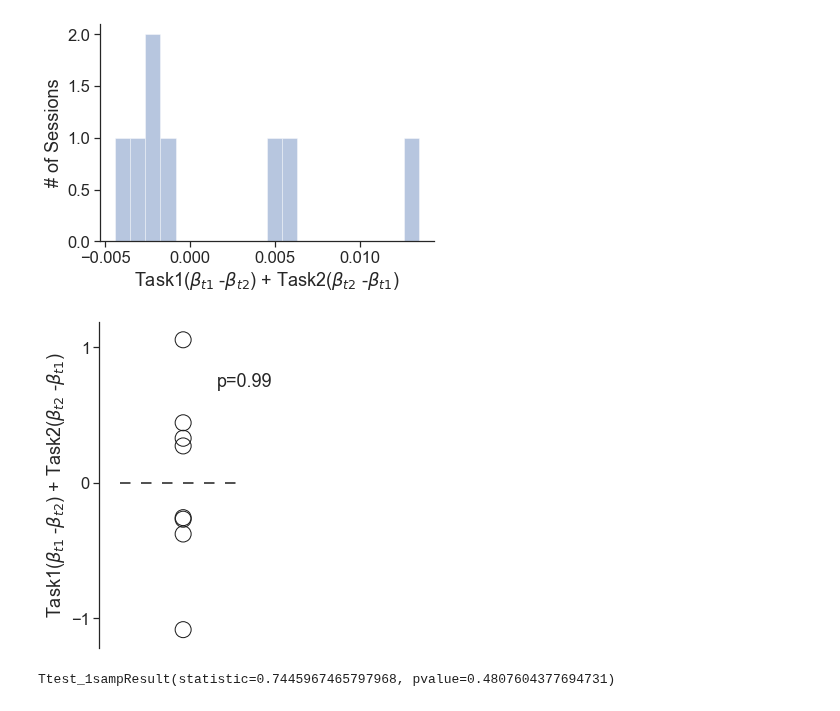
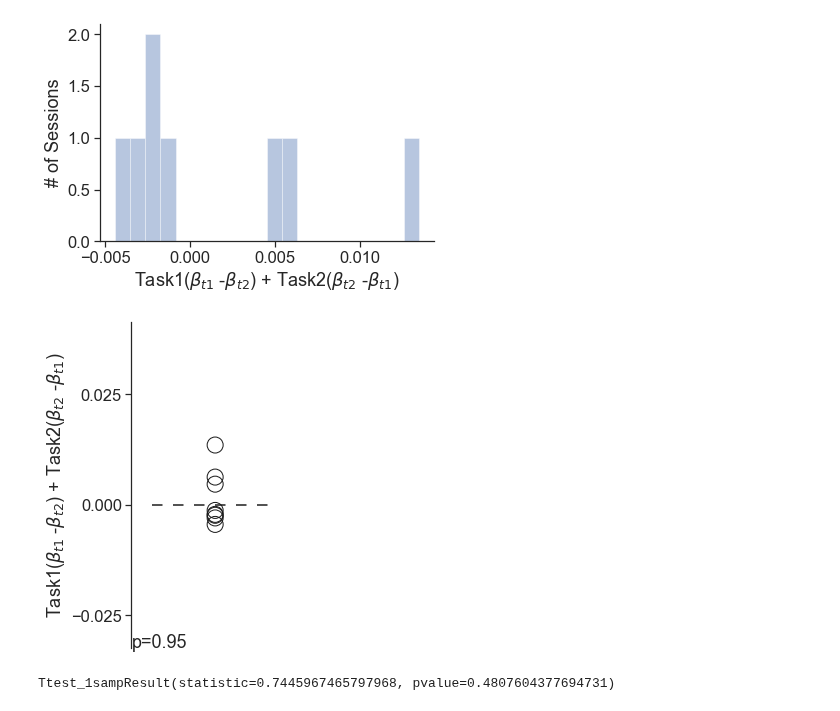
Before and after one commit to yves-weissenberger/ll_ephys, a Jupyter notebook: ephys_notebooks/RSA_task_distance.ipynb, the cells around one changed output. Cells and saved outputs as stored; diff of their text form; code cells hidden in the pictures.

```diff
--- a/ephys_notebooks/RSA_task_distance.ipynb
+++ b/ephys_notebooks/RSA_task_distance.ipynb
@@ -877,16 +877,16 @@ seaborn.despine()
 [figure]
 # %%
 plt.figure(figsize=(3,6))
-plt.scatter([0]*8,np.random.normal(size=8),s=256,facecolor='',edgecolor='k')
-plt.annotate('p=0.99',(.7,.8),xycoords='axes fraction')
+plt.scatter([0]*8,t1_m_t2_inT1 + t1_m_t2_inT2,s=256,facecolor='',edgecolor='k')
+plt.annotate('p=0.95',(.0,0),xycoords='axes fraction')
 plt.xticks([])
 plt.plot([-.15,.15],[0,0],color='k',linestyle='--',dashes=(7,7))
 plt.ylabel(r"Task1($\beta_{t1}$ -$\beta_{t2}$) + Task2($\beta_{t2}$ -$\beta_{t1}$)")
 plt.xlim(-.2,.2)
 plt.locator_params('y',nbins=3)
 seaborn.despine(bottom=True)
 # %% [output]
-[figure, old version]
+[figure, new version]
 # %%
 stt.ttest_1samp(t1_m_t2_inT1 + t1_m_t2_inT2,0)
 # %% [output]
```
Also changed, not shown: parts of 1 cell of this notebook, 5 other files.
